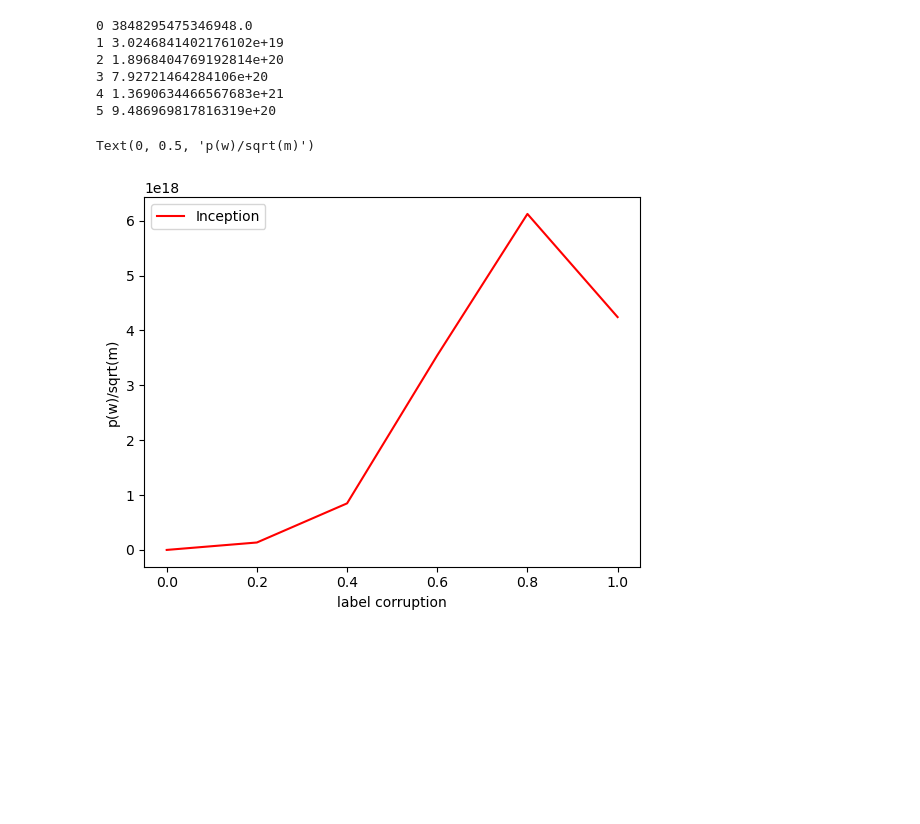
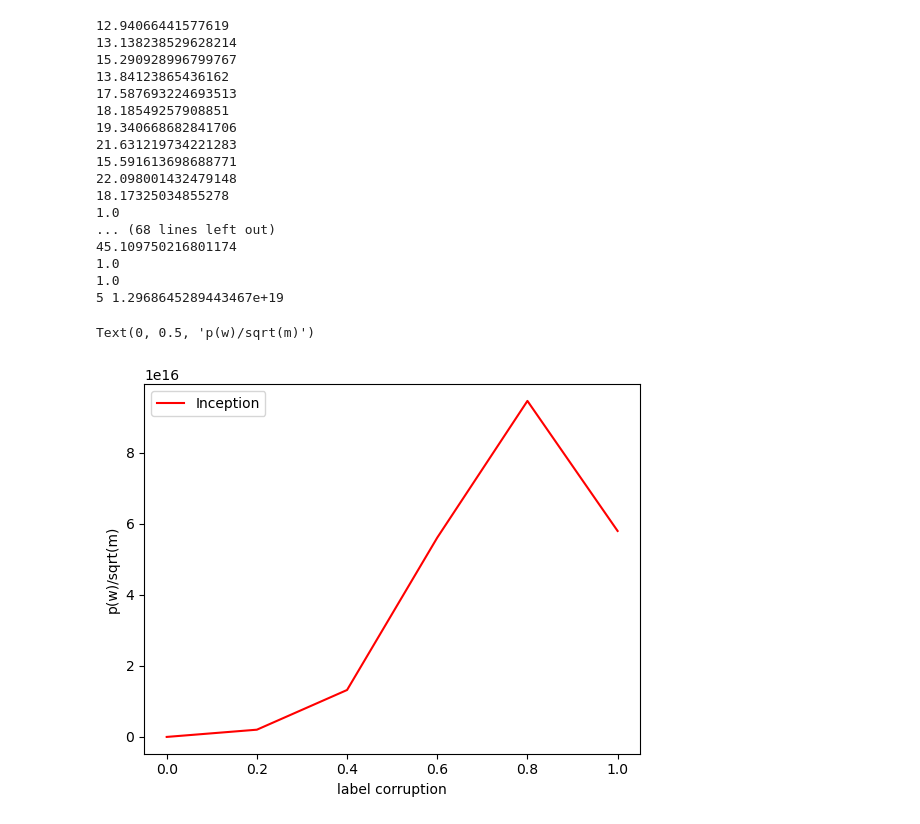
Before and after one commit to wsshen/MachineLearning, a Jupyter notebook: CIFAR/norm_plot.ipynb, the cells around one changed output. Cells and saved outputs as stored; diff of their text form; code cells hidden in the pictures; blank space fills up the shorter version.

```diff
--- a/CIFAR/norm_plot.ipynb
+++ b/CIFAR/norm_plot.ipynb
@@ -167,6 +204,12 @@ dir00 = '/home/watson/Documents/CIFAR/cifar-10-python/cifar-10-batches-py/cifar-
 dir01 = '/home/watson/Documents/CIFAR/cifar-10-python/cifar-10-batches-py/cifar-10-batches-py/small_alexnet/old_decay_factor/'
 result_samples = range(0,5000,10)
 file_weights = 'model_weights4950.pth'
+# %%
+dir00 = '/home/watson/Documents/CIFAR/cifar-10-python/cifar-10-batches-py/Galanti2023'
+result_samples = range(0,5000,10)
+file_weights = 'model_weights4950.pth'
+
+sub_folder00 = ['true_labels_12-09-2024_18-32-23']
 # %%
 # subfolder = '/home/watson/Documents/CIFAR/cifar-10-python/cifar-10-batches-py/model_data_mse_loss/small_alexnet/corrupt_labels_80_12-06-2024_17-58-02'
 # file = 'arguments.pkl'
@@ -324,36 +365,50 @@ plt.ylabel('test error')
 # %%
 plt.figure()
 norm = np.ones(len(sub_folder00))
 for i in range(len(sub_folder00)):
     directory = dir00 + os.sep + sub_folder00[i]
     weights_dir = directory + os.sep + file_weights
     model = InceptionSmall(3)
     model.load_state_dict(torch.load(weights_dir,weights_only=True))
 
     for layer in model.children():
         layer_sum = 0
-        for param in layer.parameters():
-
-            layer_sum += np.sum(torch.detach(param).numpy()**2)
+        for name,param in layer.named_parameters():
+            # print(name)
+            if 'conv' in name:
+                # print(name,param.shape)
+                layer_sum += np.sum(torch.detach(param).numpy()**2)
         if layer_sum == 0:
             layer_sum =1
+        print(np.sqrt(layer_sum))
         norm[i] *= np.sqrt(layer_sum)
     print(i,norm[i])
 
 norm = norm/np.sqrt(50000)
 plt.plot(np.arange(0,1.2,0.2),norm,'r')
 plt.legend(['Inception'])
 plt.xlabel('label corruption')
 plt.ylabel('p(w)/sqrt(m)')
 # %% [output]
-0 3848295475346948.0
-1 3.0246841402176102e+19
-2 1.8968404769192814e+20
-3 7.92721464284106e+20
-4 1.3690634466567683e+21
-5 9.486969817816319e+20
+12.94066441577619
+13.138238529628214
+15.290928996799767
+13.84123865436162
+17.587693224693513
+18.18549257908851
+19.340668682841706
+21.631219734221283
+15.591613698688771
+22.098001432479148
+18.17325034855278
+1.0
+... (68 lines left out)
+45.109750216801174
+1.0
+1.0
+5 1.2968645289443467e+19
 Text(0, 0.5, 'p(w)/sqrt(m)')
-[figure, old version]
+[figure, new version]
 # %%
 norm = np.ones(len(sub_folder01))
 for i in range(len(sub_folder01)):
```
Also changed, not shown: parts of 5 cells of this notebook, 4 other files.
